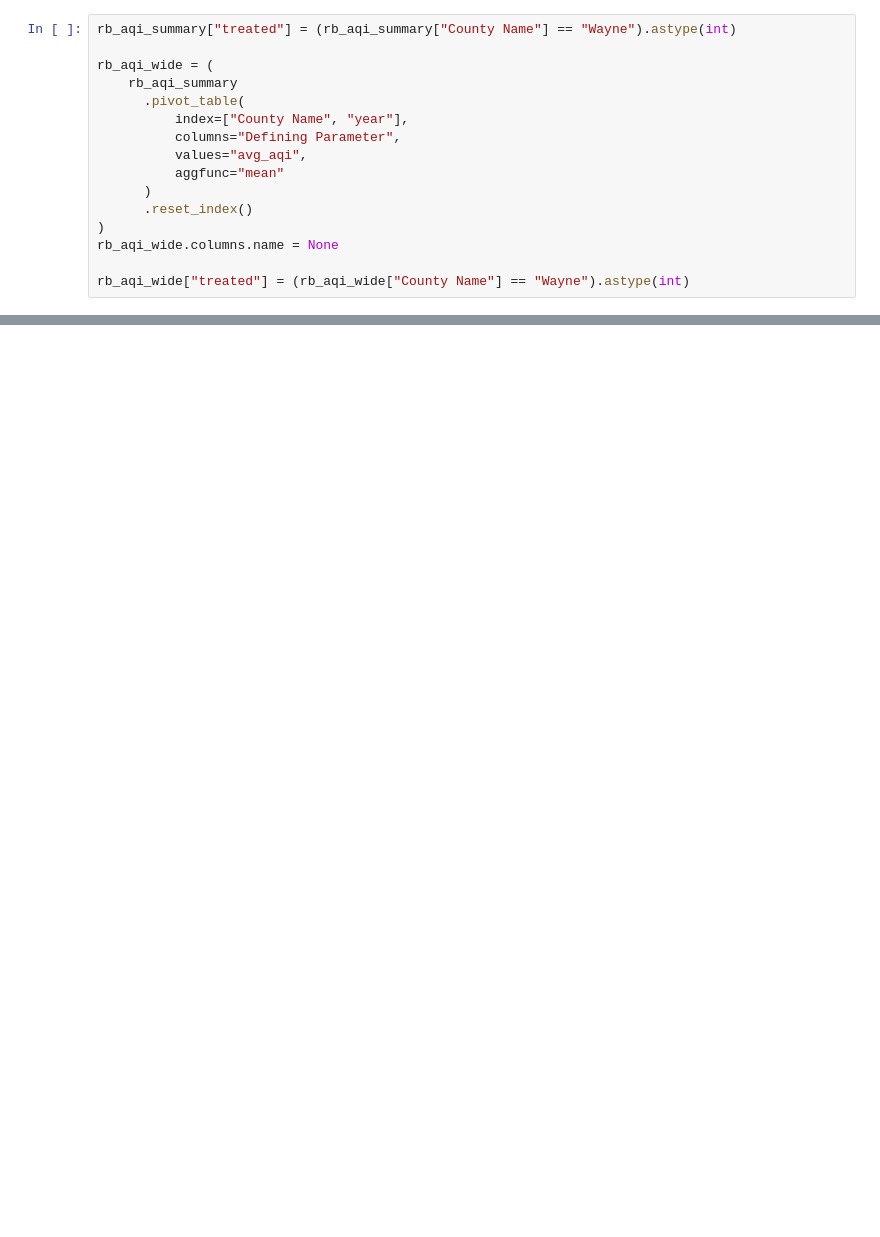
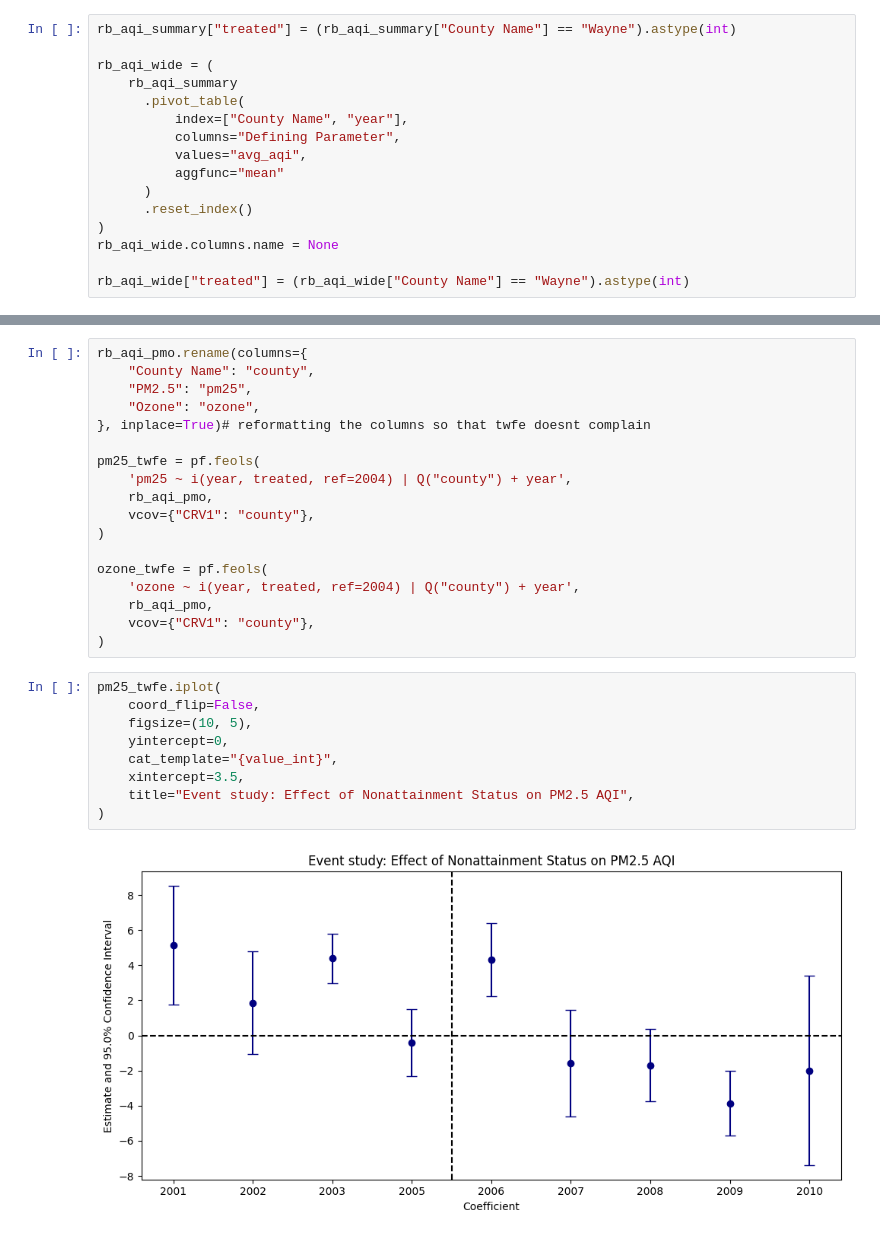
Before and after one commit to wren17/epa_greenbook_project, a Jupyter notebook: aqi_analysis.ipynb, the cells around one changed output, grey strips where cells are left out. Drawn from its saved outputs; the diff is of its cells as text; blank space fills up the shorter version.

```diff
--- a/aqi_analysis.ipynb
+++ b/aqi_analysis.ipynb
@@ -103,0 +152,29 @@ available_all_counties_all_years
+# %%
+rb_aqi_pmo.rename(columns={
+    "County Name": "county",
+    "PM2.5": "pm25",
+    "Ozone": "ozone",
+}, inplace=True)# reformatting the columns so that twfe doesnt complain
+
+pm25_twfe = pf.feols(
+    'pm25 ~ i(year, treated, ref=2004) | Q("county") + year',
+    rb_aqi_pmo,
+    vcov={"CRV1": "county"},
+)
+
+ozone_twfe = pf.feols(
+    'ozone ~ i(year, treated, ref=2004) | Q("county") + year',
+    rb_aqi_pmo,
+    vcov={"CRV1": "county"},
+)
+# %%
+pm25_twfe.iplot(
+    coord_flip=False,
+    figsize=(10, 5),
+    yintercept=0,
+    cat_template="{value_int}",
+    xintercept=3.5,
+    title="Event study: Effect of Nonattainment Status on PM2.5 AQI",
+)
+# %% [output]
+[figure, added]
```
Also changed, not shown: parts of 9 cells of this notebook.
